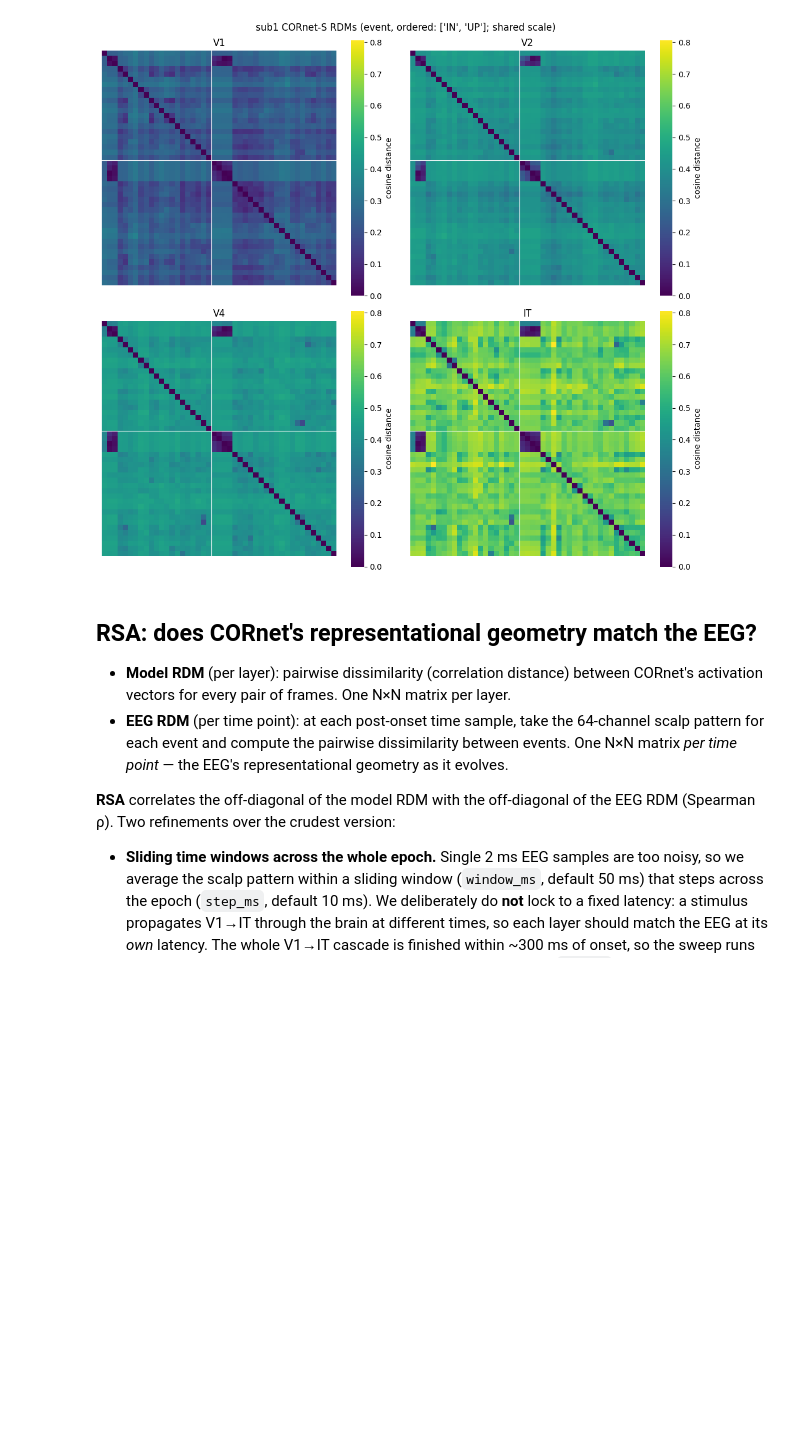
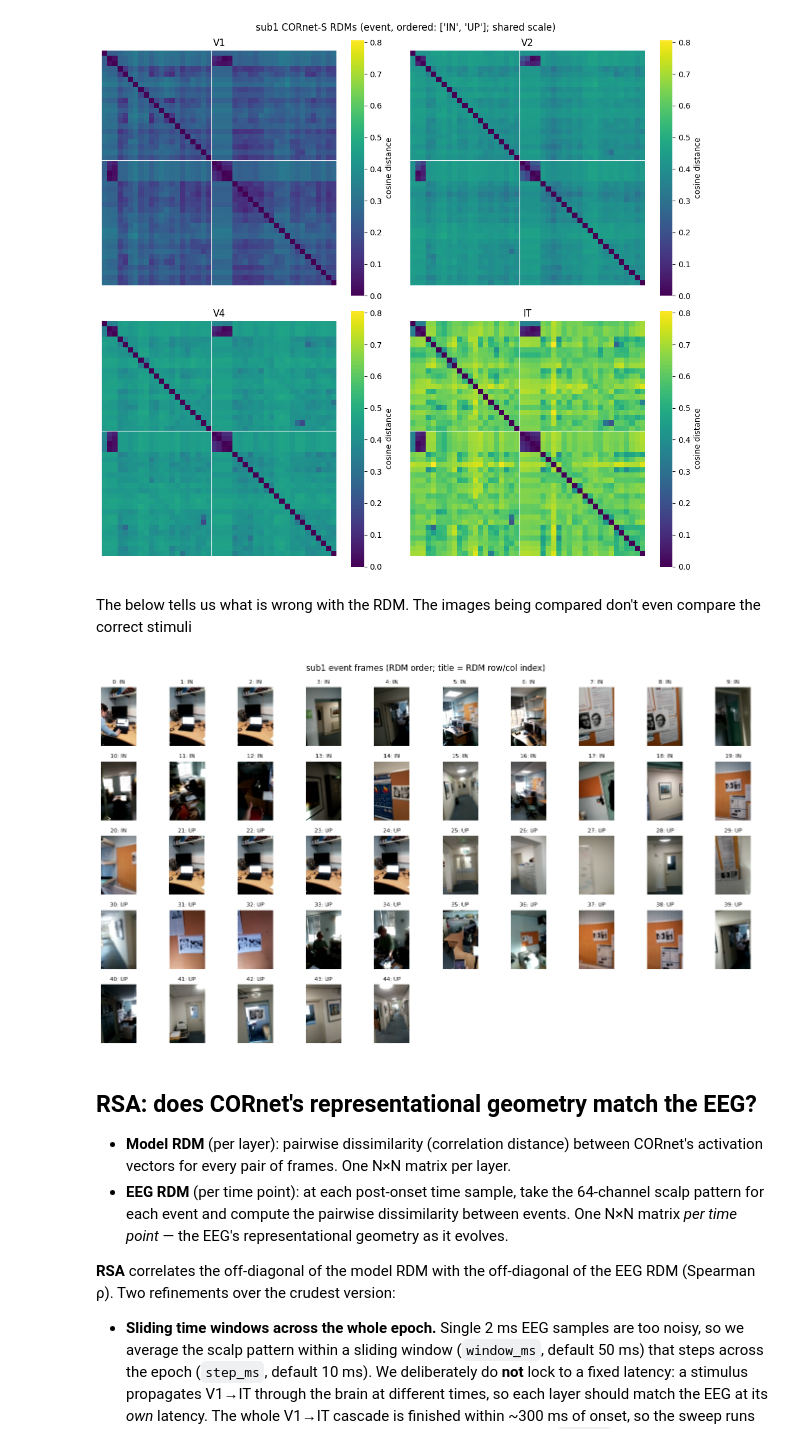
Before and after one commit to AnsonLiu01/vision_proc_networks, a Jupyter notebook: src/eda/cornet_analysis.ipynb, the cells around one changed output. Cells and saved outputs as stored; diff of their text form; code cells hidden in the pictures; blank space fills up the shorter version.

```diff
--- a/src/eda/cornet_analysis.ipynb
+++ b/src/eda/cornet_analysis.ipynb
@@ -606,6 +606,48 @@ if all_results:
     plot_layer_rdms(next(iter(all_results)), kind="event")
 # %% [output]
 [figure]
+# %% [markdown]
+The below tells us what is wrong with the RDM. The images being compared don't even compare the correct stimuli
+# %%
+def plot_frame_gallery(subjects, kind="event", ncols=10, results=None):
+    # Companion to plot_layer_rdms: the actual video frames behind each RDM row/col,
+    # in the SAME label-sorted order, so a hot cell (i, j) can be traced back to the
+    # two frames being compared. Frames aren't stored in the records, so they're
+    # re-grabbed from the video by t_video. Caption = RDM index + label.
+    results = all_results if results is None else results
+    sub = _single_subject(subjects, "Frame galleries")
+    recs = [r for r in results[sub]["records"] if r["kind"] == kind]
+    if not recs:
+        print(f"sub{sub}: no {kind} frames to show")
+        return
+    order = sorted(range(len(recs)), key=lambda i: recs[i]["label"])  # match RDM ordering
+
+    cap, fps, _ = open_video(sub)
+    try:
+        frames = [grab_frame(cap, recs[i]["t_video"], fps) for i in order]
+    finally:
+        cap.release()
+
+    n = len(order)
+    nrows = -(-n // ncols)  # ceil
+    fig, axes = plt.subplots(nrows, ncols, figsize=(1.4 * ncols, 1.6 * nrows))
+    axflat = np.atleast_1d(axes).ravel()
+    for ax in axflat:
+        ax.axis("off")
+    for pos, i in enumerate(order):
+        ax = axflat[pos]
+        if frames[pos] is not None:
+            ax.imshow(frames[pos])
+        ax.set_title(f"{pos}: {recs[i]['label']}", fontsize=8)
+    fig.suptitle(f"sub{sub} {kind} frames (RDM order; title = RDM row/col index)")
+    fig.tight_layout()
+    plt.show()
+
+
+if all_results:
+    plot_frame_gallery(next(iter(all_results)), kind="event")
+# %% [output]
+[figure, added]
 # %% [markdown]
 ## RSA: does CORnet's representational geometry match the EEG?
 
```
Also changed, not shown: 2 other files.
